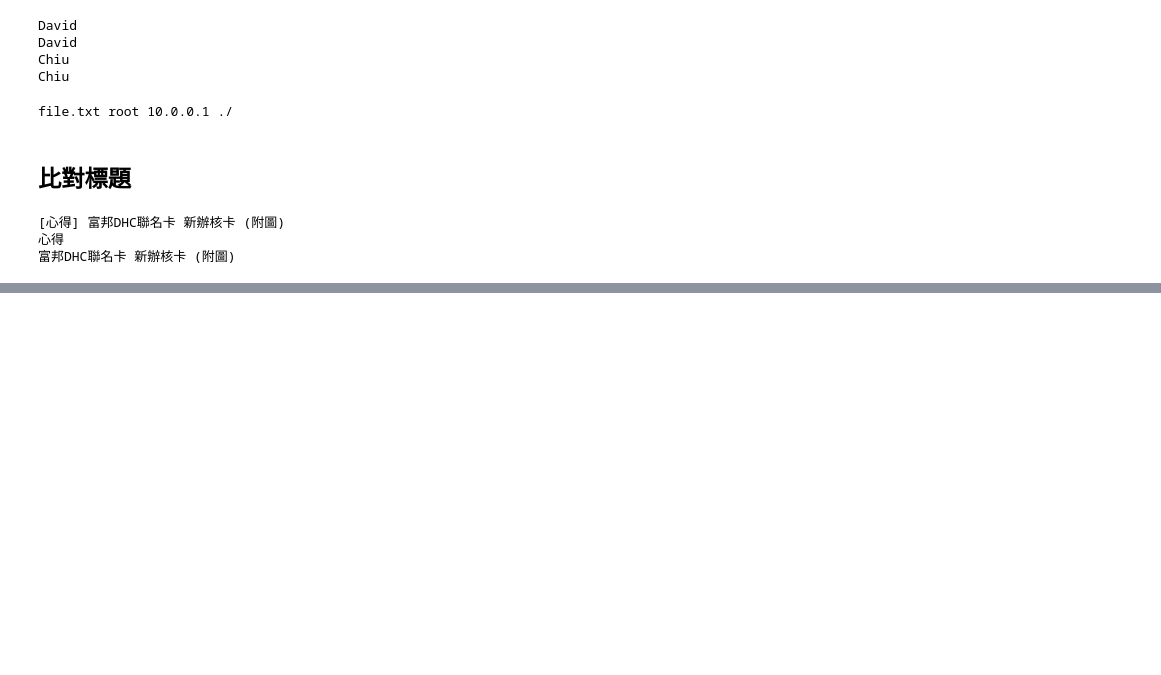
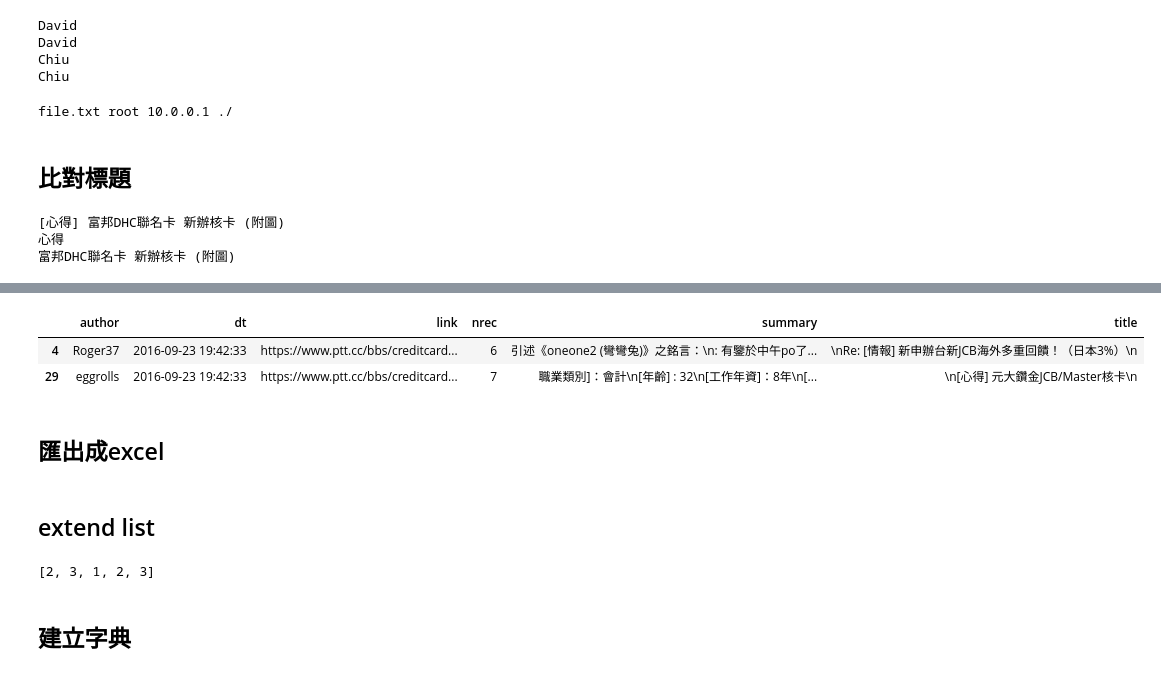
Before and after one commit to ywchiu/pyfintech2, a Jupyter notebook: 20160924Demo.ipynb, the cells around one changed output, grey strips where cells are left out. Drawn from its saved outputs; the diff is of its cells as text; code cells hidden in the pictures; blank space fills up the shorter version.

```diff
--- a/20160924Demo.ipynb
+++ b/20160924Demo.ipynb
@@ -410,0 +530,8 @@ print m.group(2)
+# %%
+pttdf[pttdf['title'].str.contains(u'JCB')]
+# %% [output]
+|  | author | dt | link | nrec | summary | title |
+| 4 | Roger37 | 2016-09-23 19:42:33 | https://www.ptt.cc/bbs/creditcard... | 6 | 引述《oneone2 (彎彎兔)》之銘言：\n: 有鑒於中午po了... | \nRe: [情報] 新申辦台新JCB海外多重回饋！（日本3%）\n |
+| 29 | eggrolls | 2016-09-23 19:42:33 | https://www.ptt.cc/bbs/creditcard... | 7 | 職業類別]：會計\n[年齡] : 32\n[工作年資]：8年\n[... | \n[心得] 元大鑽金JCB/Master核卡\n |
+# %% [markdown]
+## 匯出成excel
@@ -410,0 +540,11 @@ print m.group(2)
+# %% [markdown]
+## extend list
+# %%
+a = [1,2,3]
+b = [2,3]
+b.extend(a)
+print b
+# %% [output]
+[2, 3, 1, 2, 3]
+# %% [markdown]
+## 建立字典
```
Also changed, not shown: parts of 22 cells of this notebook.
